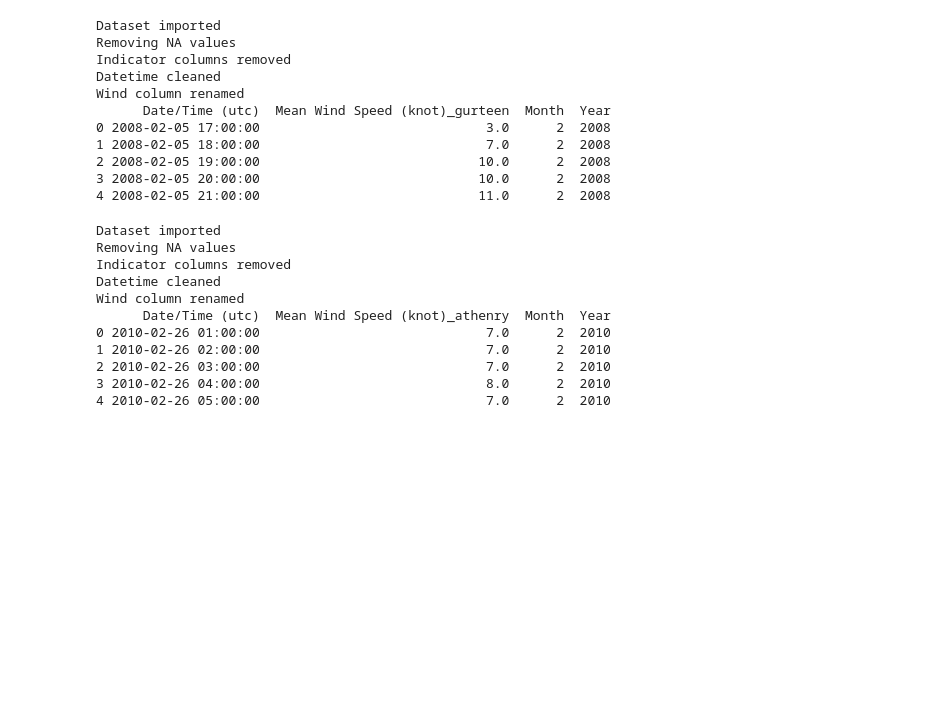
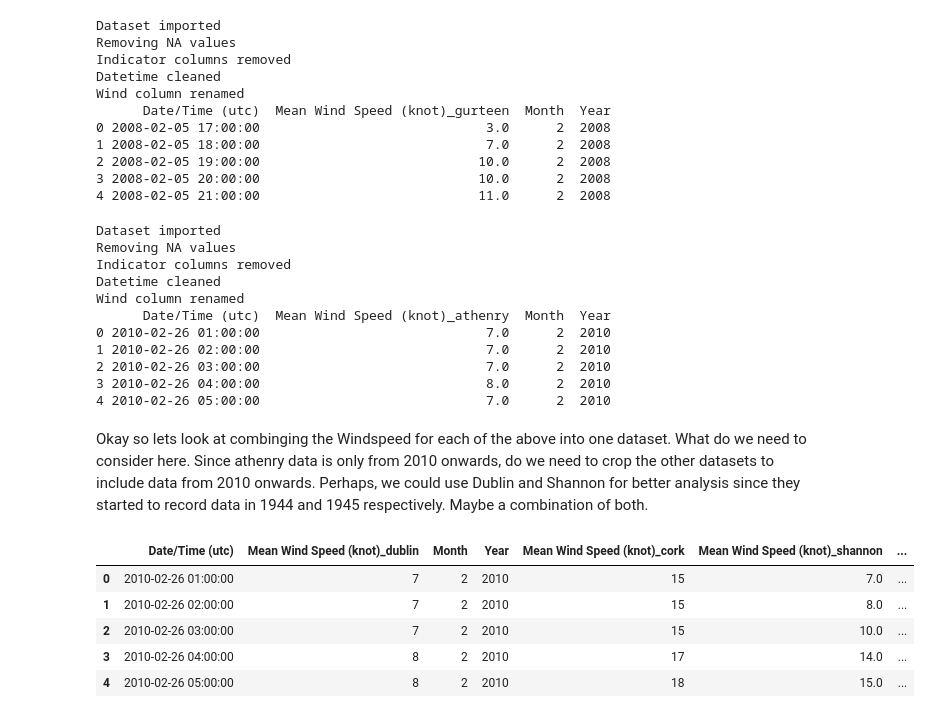
Before and after one commit to MikeCurleyCoosan/PFDA, a Jupyter notebook: PFDA_Project/windfarm.ipynb, the cells around one changed output. Saved outputs shown, nothing was run; the diff lists cells and outputs as text; code cells hidden in the pictures; blank space fills up the shorter version.

```diff
--- a/PFDA_Project/windfarm.ipynb
+++ b/PFDA_Project/windfarm.ipynb
@@ -353,3 +355,28 @@ Wind column renamed
 2 2010-02-26 03:00:00                             7.0      2  2010
 3 2010-02-26 04:00:00                             8.0      2  2010
 4 2010-02-26 05:00:00                             7.0      2  2010
+# %% [markdown]
+Okay so lets look at combinging the Windspeed for each of the above into one dataset. What do we need to consider here. Since athenry data is only from 2010 onwards, do we need to crop the other datasets to include data from 2010 onwards. Perhaps, we could use Dublin and Shannon for better analysis since they started to record data in 1944 and 1945 respectively. Maybe a combination of both.
+# %%
+# Now that we have cleaned the datasets, we can combine them into one dataset for analysis
+
+#we will merge the datasets on the 'Date/Time (utc)' column
+#We can only merge two datasets at a time, so we will merge the datasets in pairs
+#Taken from https://pandas.pydata.org/pandas-docs/stable/user_guide/merging.html
+#Dublin and Cork
+overall_windspeed = pd.merge(dublin_windspeed1, cork_windspeed, on=['Date/Time (utc)', 'Year', 'Month'],  how='inner')
+#Add Shannon
+overall_windspeed = pd.merge(overall_windspeed, shannon_windspeed, on=['Date/Time (utc)', 'Year', 'Month'], how='inner')
+#Add Gurteen
+overall_windspeed = pd.merge(overall_windspeed, gurteen_windspeed, on=['Date/Time (utc)', 'Year', 'Month'], how='inner')
+#Add Athenry
+overall_windspeed = pd.merge(overall_windspeed, athenry_windspeed, on=['Date/Time (utc)', 'Year', 'Month'], how='inner')
+
+overall_windspeed.head()
+# %% [output]
+|  | Date/Time (utc) | Mean Wind Speed (knot)_dublin | Month | Year | Mean Wind Speed (knot)_cork | Mean Wind Speed (knot)_shannon | ... |
+| 0 | 2010-02-26 01:00:00 | 7 | 2 | 2010 | 15 | 7.0 | ... |
+| 1 | 2010-02-26 02:00:00 | 7 | 2 | 2010 | 15 | 8.0 | ... |
+| 2 | 2010-02-26 03:00:00 | 7 | 2 | 2010 | 15 | 10.0 | ... |
+| 3 | 2010-02-26 04:00:00 | 8 | 2 | 2010 | 17 | 14.0 | ... |
+| 4 | 2010-02-26 05:00:00 | 8 | 2 | 2010 | 18 | 15.0 | ... |
```
Also changed, not shown: parts of 4 cells of this notebook.
